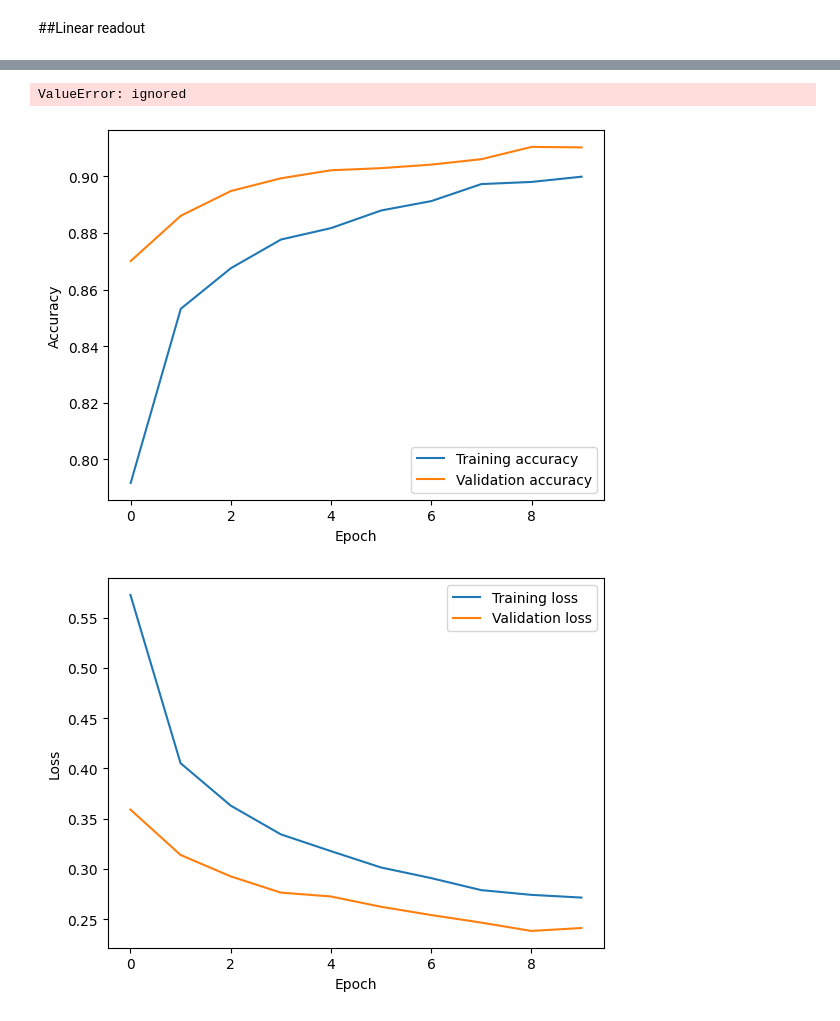
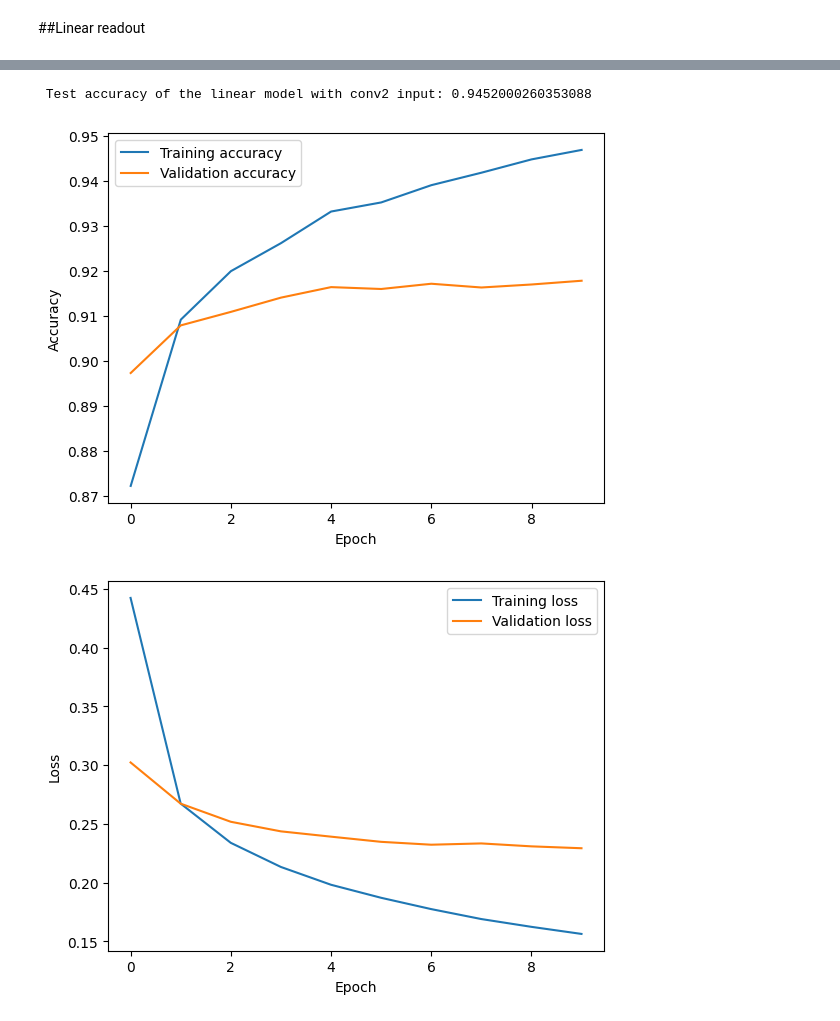
Before and after one commit to Lambru99/Fashion_MNIST_CNN, a Jupyter notebook: Definitivo1.ipynb, the cells around one changed output, grey strips where cells are left out. Cells and saved outputs as stored; diff of their text form; code cells hidden in the pictures.

```diff
--- a/Definitivo1.ipynb
+++ b/Definitivo1.ipynb
@@ -217,7 +208,7 @@ linear_model.compile(optimizer='adam',
               loss='categorical_crossentropy',
               metrics=['accuracy'])
 # %%
-linear_model.fit(conv2_output, y_train,
+history = linear_model.fit(conv2_output, y_train,
           batch_size=64,
           epochs=10,
           validation_split=0.2)
@@ -246,29 +236,29 @@ Epoch 10/10
 # %%
 # valuta il modello sul set di test
-score_conv2 = linear_model.evaluate(conv2_output, y_test, verbose=0)
+score_conv2 = linear_model.evaluate(conv2_output, y_train, verbose=0)
 # stampa l'accuratezza del test
 print('\n', 'Test accuracy of the linear model with conv2 input:', score_conv2[1])
 # %% [output]
-ValueError: ignored
+ Test accuracy of the linear model with conv2 input: 0.9452000260353088
 # %%
 # Get training and validation accuracy
-train_acc = cnn_results.history['accuracy']
-val_acc = cnn_results.history['val_accuracy']
+train_acc = history.history['accuracy']
+val_acc = history.history['val_accuracy']
 
 # Plot accuracy curves
 plt.plot(train_acc, label='Training accuracy')
 plt.plot(val_acc, label='Validation accuracy')
 plt.xlabel('Epoch')
 plt.ylabel('Accuracy')
 plt.legend()
 #plt.ylim(0.6, 1)  # Set y-axis limits
 plt.show()
 # %% [output]
-[figure, old version]
+[figure, new version]
 # %%
 # Get training and validation loss
-train_loss = cnn_results.history['loss']
-val_loss = cnn_results.history['val_loss']
+train_loss = history.history['loss']
+val_loss = history.history['val_loss']
 
 # Plot loss curves
 plt.plot(train_loss, label='Training loss')
@@ -278,4 +268,4 @@ plt.ylabel('Loss')
 plt.legend()
 plt.show()
 # %% [output]
-[figure, old version]
+[figure, new version]
```
Also changed, not shown: parts of 16 cells of this notebook.
